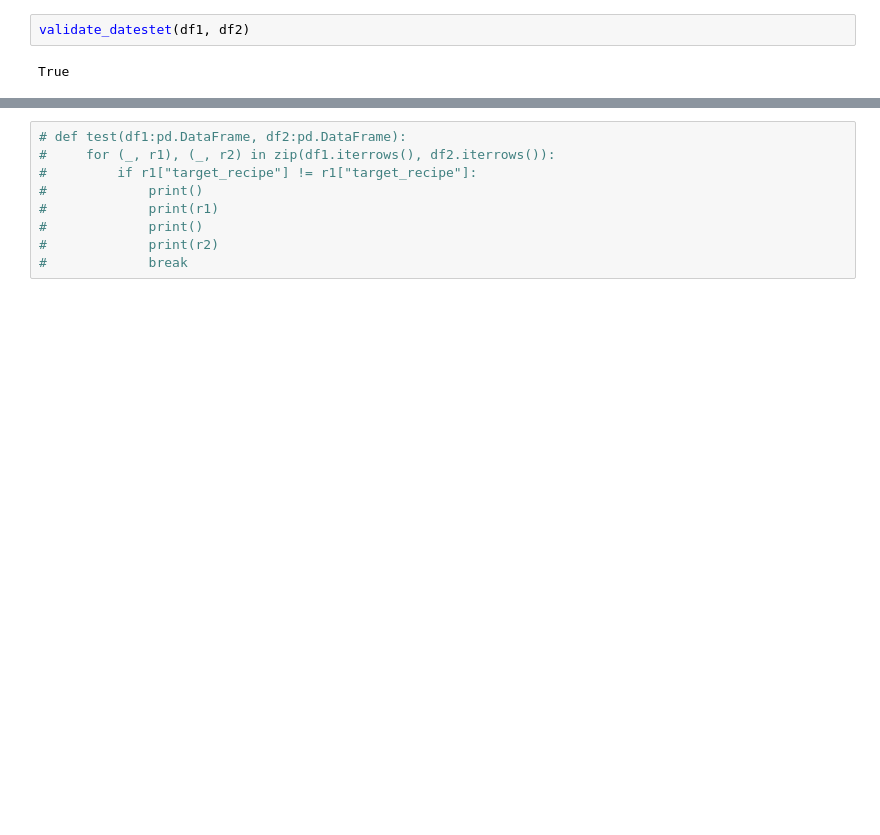
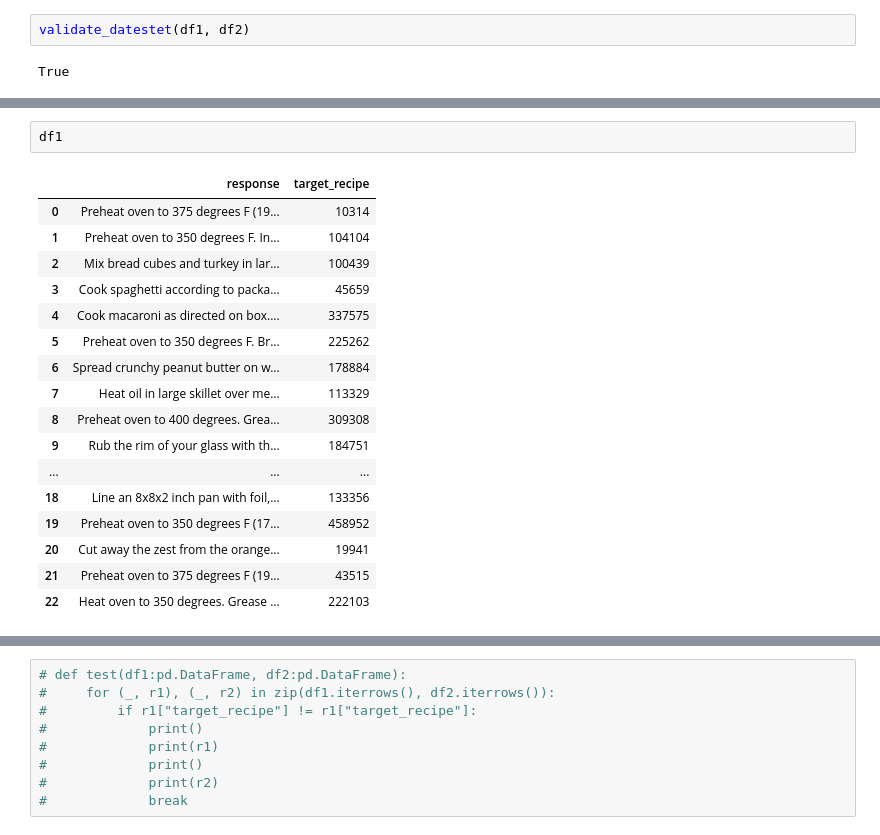
Before and after one commit to maxiior/CBR-LLM, a Jupyter notebook: mas/create_input_datasets/validate_dataset.ipynb, the cells around one changed output, grey strips where cells are left out. Cells and saved outputs as stored; diff of their text form; blank space fills up the shorter version.

```diff
--- a/mas/create_input_datasets/validate_dataset.ipynb
+++ b/mas/create_input_datasets/validate_dataset.ipynb
@@ -47,0 +48,20 @@ df2[-10:]
+# %%
+df1
+# %% [output]
+|  | response | target_recipe |
+| 0 | Preheat oven to 375 degrees F (19... | 10314 |
+| 1 | Preheat oven to 350 degrees F. In... | 104104 |
+| 2 | Mix bread cubes and turkey in lar... | 100439 |
+| 3 | Cook spaghetti according to packa... | 45659 |
+| 4 | Cook macaroni as directed on box.... | 337575 |
+| 5 | Preheat oven to 350 degrees F. Br... | 225262 |
+| 6 | Spread crunchy peanut butter on w... | 178884 |
+| 7 | Heat oil in large skillet over me... | 113329 |
+| 8 | Preheat oven to 400 degrees. Grea... | 309308 |
+| 9 | Rub the rim of your glass with th... | 184751 |
+| ... | ... | ... |
+| 18 | Line an 8x8x2 inch pan with foil,... | 133356 |
+| 19 | Preheat oven to 350 degrees F (17... | 458952 |
+| 20 | Cut away the zest from the orange... | 19941 |
+| 21 | Preheat oven to 375 degrees F (19... | 43515 |
+| 22 | Heat oven to 350 degrees. Grease ... | 222103 |
```
Also changed, not shown: parts of 4 cells of this notebook, 4 other files.
